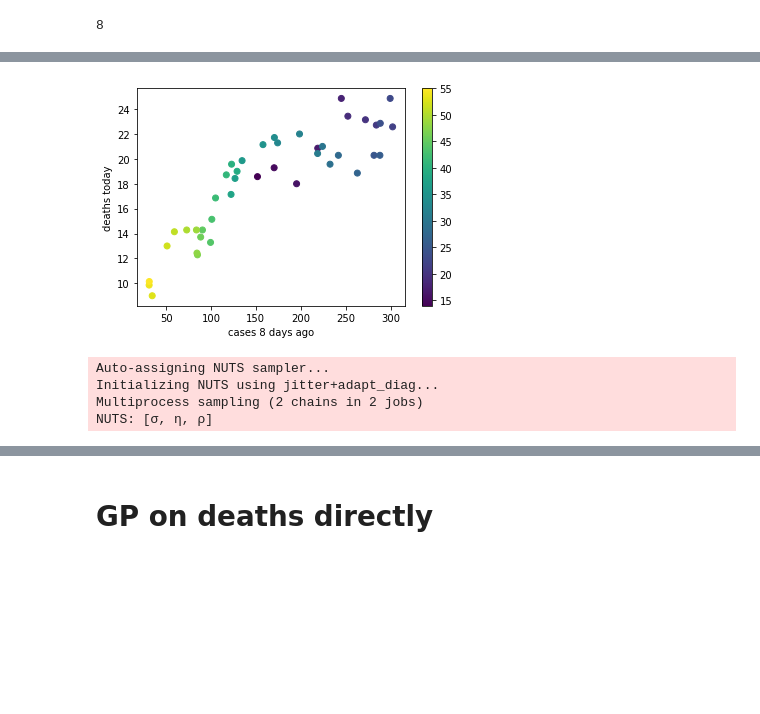
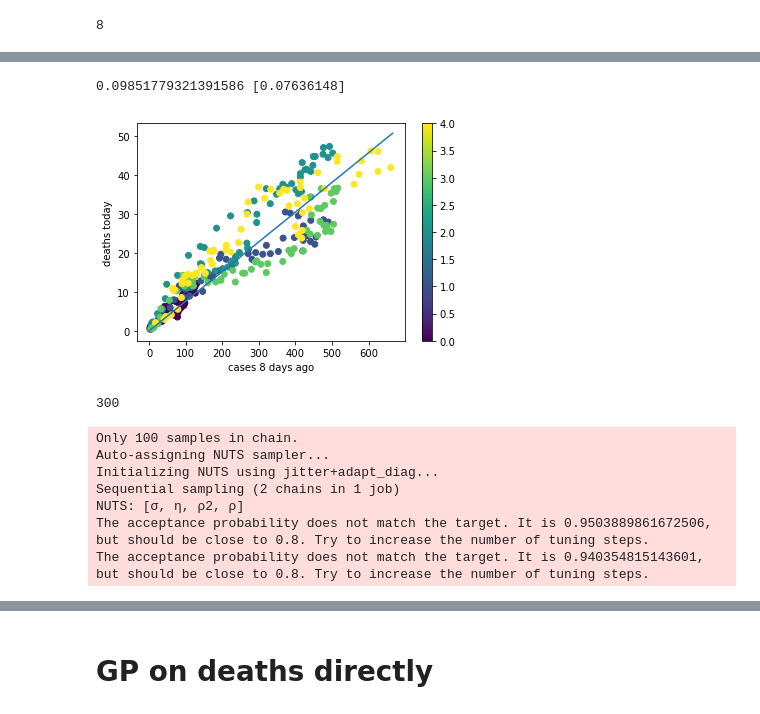
Before and after one commit to KevinHuang8/COVID19-prediction, a Jupyter notebook: models/curvefit.ipynb, the cells around one changed output, grey strips where cells are left out. Saved outputs shown, nothing was run; the diff lists cells and outputs as text; code cells hidden in the pictures; blank space fills up the shorter version.

```diff
--- a/models/curvefit.ipynb
+++ b/models/curvefit.ipynb
@@ -25,7 +33,7 @@ deaths_all = datadict['deaths_raw']
 demographics = u.load_demographics_data()
 pop = demographics['total_pop']
 # %%
-county = 1293
+county = 610
 cases_raw = cases_all[county]
 deaths_raw = deaths_all[county]
 
@@ -171,8 +219,25 @@ for i in range(delay + 1, cases_smooth.shape[0]):
     deaths_curr.append(deaths_smooth[i])
     rate.append(deaths_smooth[i] / cases_smooth[i - delay])
     colors.append(i)
+# %%
+delay = best_delay
+colors = []
+cases_past = []
+deaths_curr = []
+rate = {county : [] for county in range(cases_smooth.shape[0])}
+for county in range(cases_smooth.shape[0]):
+    for i in range(delay + 1, cases_smooth.shape[1]):
+        if i < 0.5 * cases_smooth.shape[1]:
+                continue
+        if cases_smooth[county, i - delay] == 0:
+            continue
+        cases_past.append(cases_smooth[county, i - delay])
+        deaths_curr.append(deaths_smooth[county, i])
+        rate[county].append(deaths_smooth[county, i] / cases_smooth[county, i - delay])
+        colors.append(county)
 # %%
-y = rate
-x = np.arange(0, len(rate))
+count = 2
+y = rate[count]
+x = np.arange(0, len(rate[count]))
 plt.plot(x, y)
 # %% [output]
@@ -181,11 +245,27 @@ plt.plot(x, y)
+# %%
+slope = (np.array(deaths_curr) / np.array(cases_past)).mean()
+
+def f(x, m):
+    return x * m
+
+mfit, _ = curve_fit(f, cases_past, deaths_curr)
+print(slope, mfit)
+# %% [output]
+0.09851779321391586 [0.07636148]
 # %%
 plt.scatter(cases_past, deaths_curr, c=colors)
+x = np.linspace(0, np.max(cases_past) + 5, 1000)
+plt.plot(x, mfit[0]*x)
 plt.xlabel(f'cases {delay} days ago')
 plt.ylabel('deaths today')
 plt.colorbar()
 plt.show()
 # %% [output]
-[figure, old version]
+[figure, new version]
+# %%
+print(len(cases_past))
+# %% [output]
+300
 # %%
 %matplotlib inline
 import numpy as np
@@ -219,12 +306,15 @@ with pm.Model() as gp_model:
                            y=deaths_curr2, noise=σ)
 # %%
 with gp_model:
-    gp_trace = pm.sample(1000, tune=2000, cores=2, random_seed=42)
+    gp_trace = pm.sample(100, tune=200, cores=1, random_seed=42)
 # %% [output]
+Only 100 samples in chain.
 Auto-assigning NUTS sampler...
 Initializing NUTS using jitter+adapt_diag...
-Multiprocess sampling (2 chains in 2 jobs)
-NUTS: [σ, η, ρ]
+Sequential sampling (2 chains in 1 job)
+NUTS: [σ, η, ρ2, ρ]
+The acceptance probability does not match the target. It is 0.9503889861672506, but should be close to 0.8. Try to increase the number of tuning steps.
+The acceptance probability does not match the target. It is 0.940354815143601, but should be close to 0.8. Try to increase the number of tuning steps.
 # %%
 X_pred = np.arange(0, np.max(cases_past2)*2)
 with gp_model:
```
Also changed, not shown: parts of 15 cells of this notebook, 7 other files.
